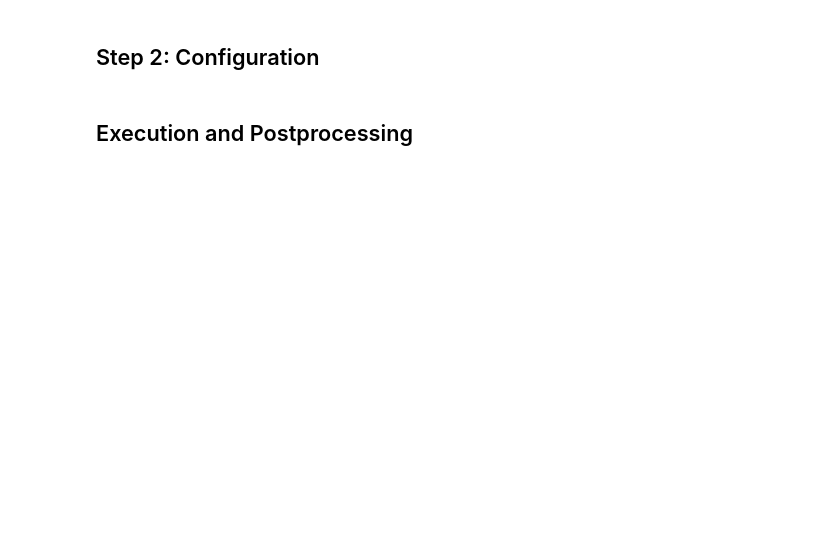
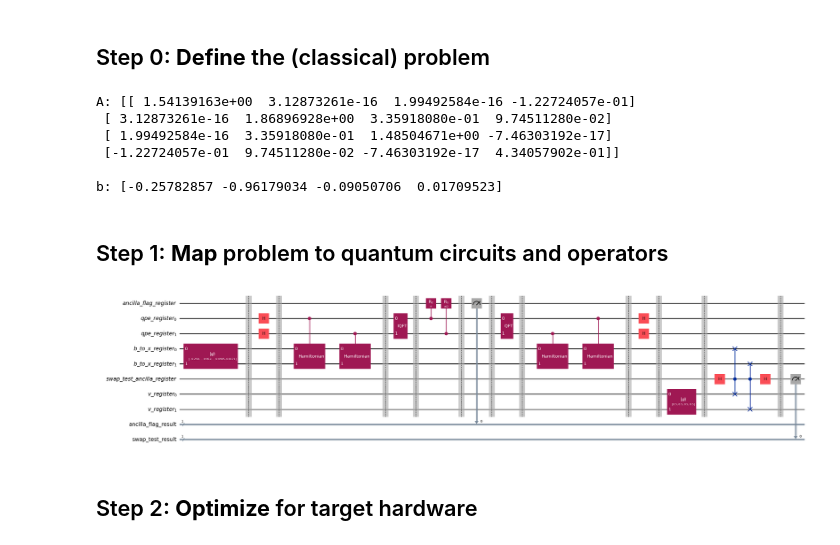
Before and after one commit to QCOL-LU/QLSAs, a Jupyter notebook: examples/demo.ipynb, the cells around one changed output. Saved outputs shown, nothing was run; the diff lists cells and outputs as text; code cells hidden in the pictures; blank space fills up the shorter version.

Commit message:
building src, finished modular circuit generation (QLSA class)

```diff
--- a/examples/demo.ipynb
+++ b/examples/demo.ipynb
@@ -50,2 +48,37 @@ b = problem["b"]
+# %% [markdown]
+## Step 0: **Define** the (classical) problem
+# %%
+prob = generate_problem(n=4, cond_number=5.0, sparsity=0.5, seed=0)
+A, b = prob["A"], prob["b"]
+
+A  = A / np.linalg.norm(b)
+b = b / np.linalg.norm(b)
+
+print(f"A: {A}")
+print()
+print(f"b: {b}")
+# %% [output]
+A: [[ 1.54139163e+00  3.12873261e-16  1.99492584e-16 -1.22724057e-01]
+ [ 3.12873261e-16  1.86896928e+00  3.35918080e-01  9.74511280e-02]
+ [ 1.99492584e-16  3.35918080e-01  1.48504671e+00 -7.46303192e-17]
+ [-1.22724057e-01  9.74511280e-02 -7.46303192e-17  4.34057902e-01]]
+
+b: [-0.25782857 -0.96179034 -0.09050706  0.01709523]
+# %% [markdown]
+## Step 1: **Map** problem to quantum circuits and operators
+# %%
+hhl = HHL(
+    A = A,
+    b = b,
+    state_prep_circuit = StatePrep('default'),
+    readout = 'swap_test',
+    swap_test_vector = np.ones(len(b)) / np.linalg.norm(np.ones(len(b))),
+    num_qpe_qubits = math.log2(len(b)),
+    t0 = 2 * np.pi)
+# %%
+hhl_circuit = hhl.build_circuit()
+hhl_circuit.draw(output='mpl', fold=-1)
+# %% [output]
+[figure, added]
 # %% [markdown]
-## Step 2: Configuration
+## Step 2: **Optimize** for target hardware
@@ -92,2 +84,0 @@ solver = Solver(
-# %% [markdown]
-## Execution and Postprocessing
```
Also changed, not shown: parts of 28 cells of this notebook, 27 other files.
